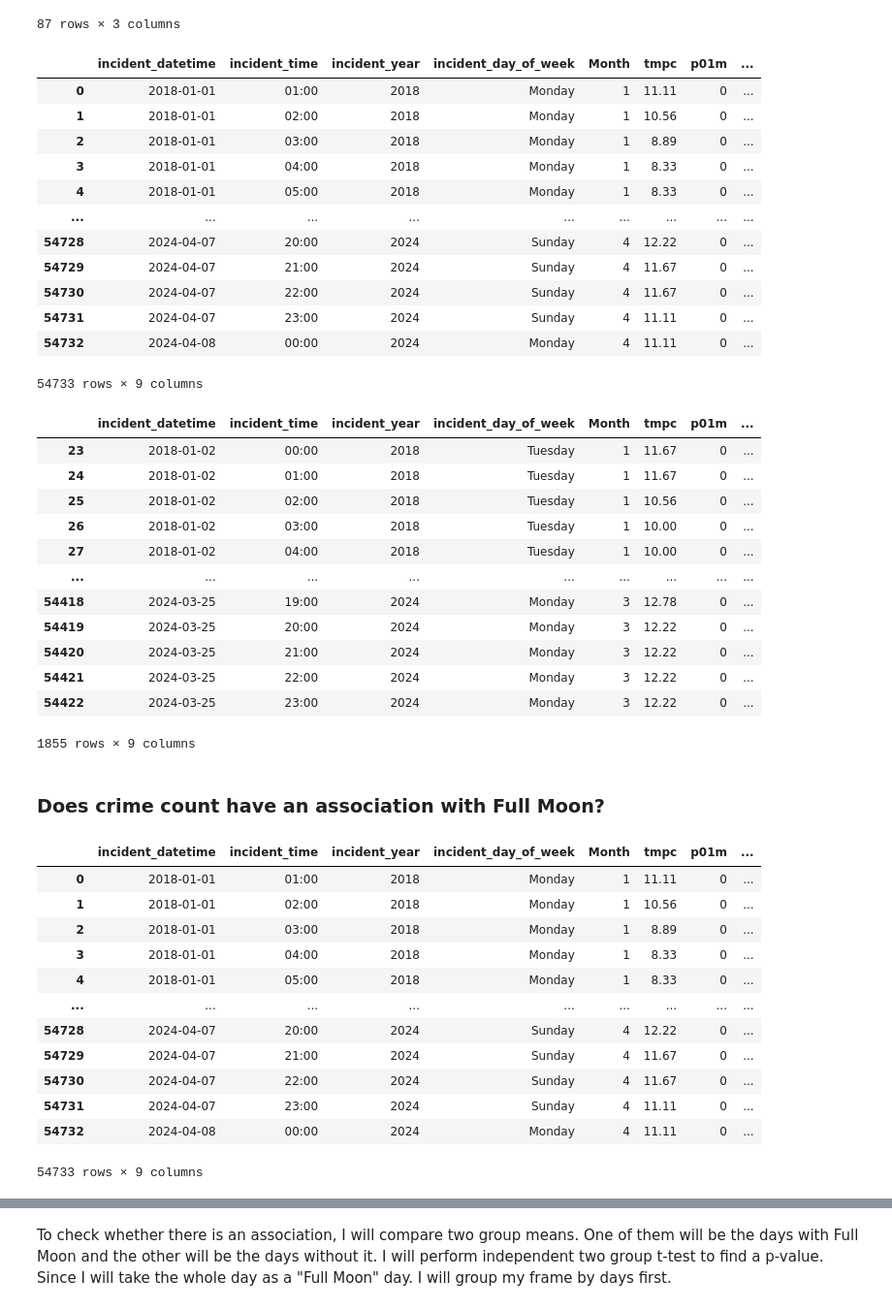
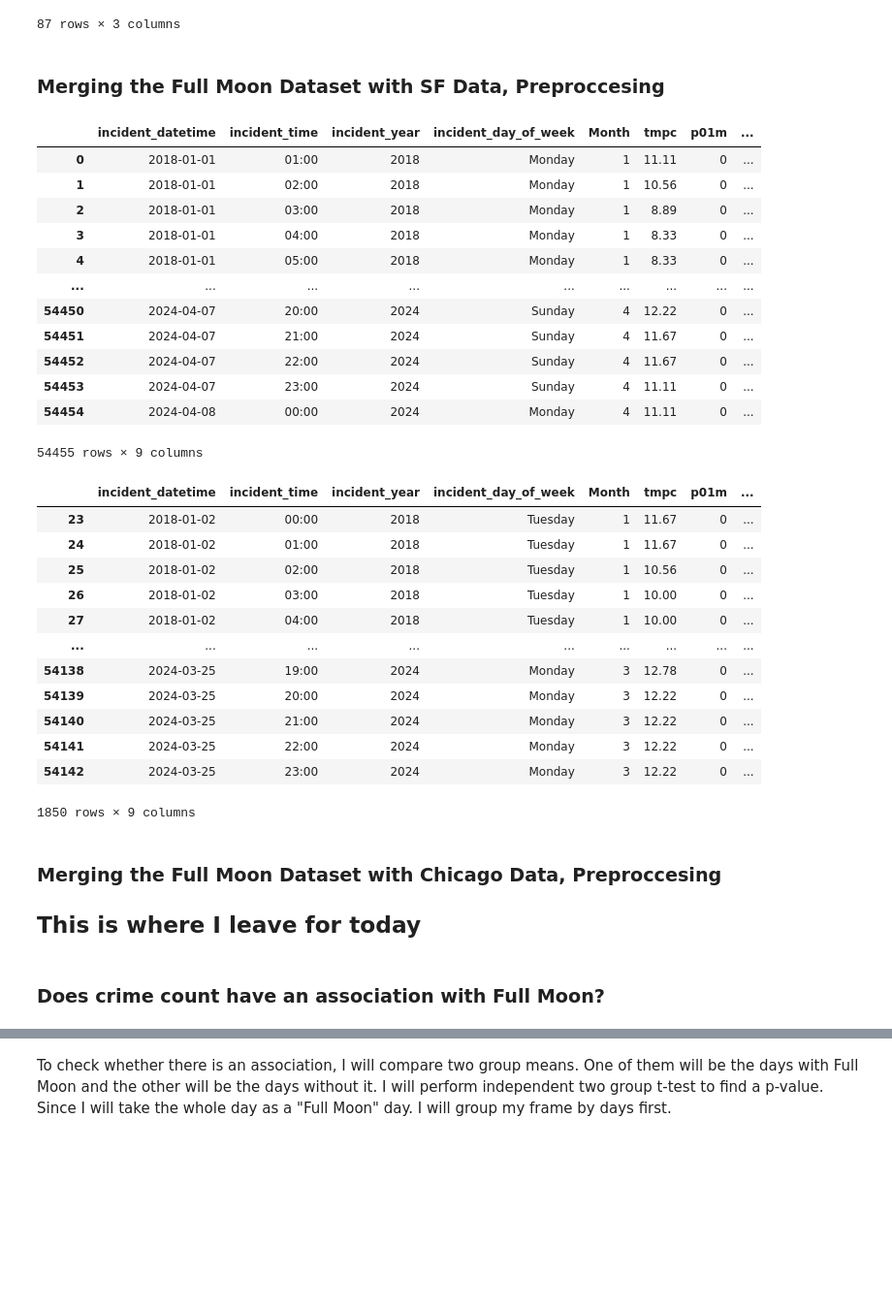
Before and after one commit to etumkaya/incidents, a Jupyter notebook: Incidents_Project.ipynb, the cells around one changed output, grey strips where cells are left out. Shown: that part at 97% size. Drawn from its saved outputs; the diff is of its cells as text; code cells hidden in the pictures; blank space fills up the shorter version.

```diff
--- a/Incidents_Project.ipynb
+++ b/Incidents_Project.ipynb
@@ -410,5 +664,5 @@ merged_df2
 # %%
-merged_df2["p01m"]=merged_df2["p01m"].apply(lambda x: "0" if x=="0.00" else "1")
+merged_SF2["p01m"]=merged_SF2["p01m"].apply(lambda x: "0" if x=="0.00" else "1").copy()
 # %% [output]
 A value is trying to be set on a copy of a slice from a DataFrame.
 Try using .loc[row_indexer,col_indexer] = value instead
@@ -418,5 +672,5 @@ See the caveats in the documentation: https://pandas.pydata.org/pandas-docs/stab
 # %%
-merged_df2["p01m"]=merged_df2["p01m"].astype(int)
+merged_SF2["p01m"]=merged_SF2["p01m"].astype(int)
 # %% [output]
 A value is trying to be set on a copy of a slice from a DataFrame.
 Try using .loc[row_indexer,col_indexer] = value instead
@@ -479,29 +800,31 @@ full_moon_df
 87 rows × 3 columns
 # %%
 full_moon_df["date"]=pd.to_datetime(full_moon_df["date"])
+# %% [markdown]
+### Merging the Full Moon Dataset with SF Data, Preproccesing
 # %%
-merged_df3=pd.merge(merged_df2,full_moon_df,left_on=["incident_datetime"],right_on=["date"],how="left")
+merged_SF_3=pd.merge(merged_SF2,full_moon_df,left_on=["incident_datetime"],right_on=["date"],how="left")
 # %%
-merged_df3['Full Moon'] = merged_df3.apply(lambda x: 1 if x['phase'] == 'Full Moon' else 0, axis=1)
+merged_SF_3['Full Moon'] = merged_SF_3.apply(lambda x: 1 if x['phase'] == 'Full Moon' else 0, axis=1)
 # %%
-merged_df3.drop(columns={"phase","time","date"},inplace=True)
-merged_df3
+merged_SF_3.drop(columns={"phase","time","date"},inplace=True)
+merged_SF_3
 # %% [output]
 |  | incident_datetime | incident_time | incident_year | incident_day_of_week | Month | tmpc | p01m | ... |
 | 0 | 2018-01-01 | 01:00 | 2018 | Monday | 1 | 11.11 | 0 | ... |
 | 1 | 2018-01-01 | 02:00 | 2018 | Monday | 1 | 10.56 | 0 | ... |
 | 2 | 2018-01-01 | 03:00 | 2018 | Monday | 1 | 8.89 | 0 | ... |
 | 3 | 2018-01-01 | 04:00 | 2018 | Monday | 1 | 8.33 | 0 | ... |
 | 4 | 2018-01-01 | 05:00 | 2018 | Monday | 1 | 8.33 | 0 | ... |
 | ... | ... | ... | ... | ... | ... | ... | ... | ... |
-| 54728 | 2024-04-07 | 20:00 | 2024 | Sunday | 4 | 12.22 | 0 | ... |
-| 54729 | 2024-04-07 | 21:00 | 2024 | Sunday | 4 | 11.67 | 0 | ... |
-| 54730 | 2024-04-07 | 22:00 | 2024 | Sunday | 4 | 11.67 | 0 | ... |
-| 54731 | 2024-04-07 | 23:00 | 2024 | Sunday | 4 | 11.11 | 0 | ... |
-| 54732 | 2024-04-08 | 00:00 | 2024 | Monday | 4 | 11.11 | 0 | ... |
+| 54450 | 2024-04-07 | 20:00 | 2024 | Sunday | 4 | 12.22 | 0 | ... |
+| 54451 | 2024-04-07 | 21:00 | 2024 | Sunday | 4 | 11.67 | 0 | ... |
+| 54452 | 2024-04-07 | 22:00 | 2024 | Sunday | 4 | 11.67 | 0 | ... |
+| 54453 | 2024-04-07 | 23:00 | 2024 | Sunday | 4 | 11.11 | 0 | ... |
+| 54454 | 2024-04-08 | 00:00 | 2024 | Monday | 4 | 11.11 | 0 | ... |
-54733 rows × 9 columns
+54455 rows × 9 columns
 # %%
-merged_df3[merged_df3["Full Moon"]==1]
+merged_SF_3[merged_SF_3["Full Moon"]==1]
 # %% [output]
 |  | incident_datetime | incident_time | incident_year | incident_day_of_week | Month | tmpc | p01m | ... |
 | 23 | 2018-01-02 | 00:00 | 2018 | Tuesday | 1 | 11.67 | 0 | ... |
@@ -510,27 +833,14 @@ merged_df3[merged_df3["Full Moon"]==1]
 | 26 | 2018-01-02 | 03:00 | 2018 | Tuesday | 1 | 10.00 | 0 | ... |
 | 27 | 2018-01-02 | 04:00 | 2018 | Tuesday | 1 | 10.00 | 0 | ... |
 | ... | ... | ... | ... | ... | ... | ... | ... | ... |
-| 54418 | 2024-03-25 | 19:00 | 2024 | Monday | 3 | 12.78 | 0 | ... |
-| 54419 | 2024-03-25 | 20:00 | 2024 | Monday | 3 | 12.22 | 0 | ... |
-| 54420 | 2024-03-25 | 21:00 | 2024 | Monday | 3 | 12.22 | 0 | ... |
-| 54421 | 2024-03-25 | 22:00 | 2024 | Monday | 3 | 12.22 | 0 | ... |
-| 54422 | 2024-03-25 | 23:00 | 2024 | Monday | 3 | 12.22 | 0 | ... |
+| 54138 | 2024-03-25 | 19:00 | 2024 | Monday | 3 | 12.78 | 0 | ... |
+| 54139 | 2024-03-25 | 20:00 | 2024 | Monday | 3 | 12.22 | 0 | ... |
+| 54140 | 2024-03-25 | 21:00 | 2024 | Monday | 3 | 12.22 | 0 | ... |
+| 54141 | 2024-03-25 | 22:00 | 2024 | Monday | 3 | 12.22 | 0 | ... |
+| 54142 | 2024-03-25 | 23:00 | 2024 | Monday | 3 | 12.22 | 0 | ... |
-1855 rows × 9 columns
+1850 rows × 9 columns
+# %% [markdown]
+### Merging the Full Moon Dataset with Chicago Data, Preproccesing
+## This is where I leave for today
 # %% [markdown]
 ### Does crime count have an association with Full Moon?
-# %%
-merged_df3
-# %% [output]
-|  | incident_datetime | incident_time | incident_year | incident_day_of_week | Month | tmpc | p01m | ... |
-| 0 | 2018-01-01 | 01:00 | 2018 | Monday | 1 | 11.11 | 0 | ... |
-| 1 | 2018-01-01 | 02:00 | 2018 | Monday | 1 | 10.56 | 0 | ... |
-| 2 | 2018-01-01 | 03:00 | 2018 | Monday | 1 | 8.89 | 0 | ... |
-| 3 | 2018-01-01 | 04:00 | 2018 | Monday | 1 | 8.33 | 0 | ... |
-| 4 | 2018-01-01 | 05:00 | 2018 | Monday | 1 | 8.33 | 0 | ... |
-| ... | ... | ... | ... | ... | ... | ... | ... | ... |
-| 54728 | 2024-04-07 | 20:00 | 2024 | Sunday | 4 | 12.22 | 0 | ... |
-| 54729 | 2024-04-07 | 21:00 | 2024 | Sunday | 4 | 11.67 | 0 | ... |
-| 54730 | 2024-04-07 | 22:00 | 2024 | Sunday | 4 | 11.67 | 0 | ... |
-| 54731 | 2024-04-07 | 23:00 | 2024 | Sunday | 4 | 11.11 | 0 | ... |
-| 54732 | 2024-04-08 | 00:00 | 2024 | Monday | 4 | 11.11 | 0 | ... |
-54733 rows × 9 columns
```
Also changed, not shown: parts of 79 cells of this notebook.
